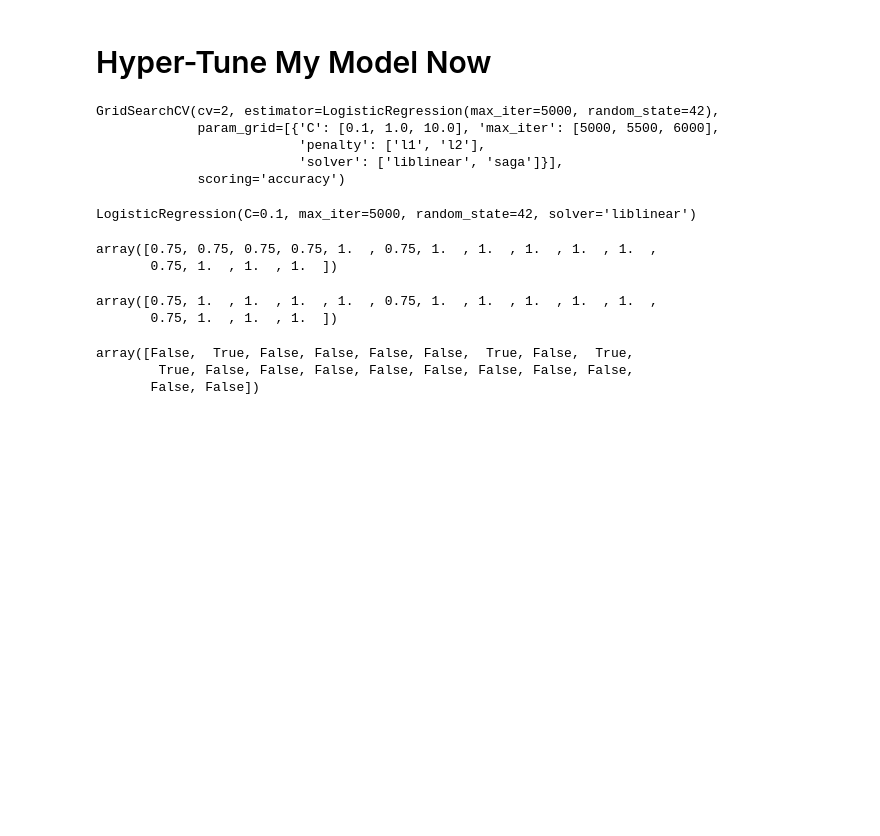
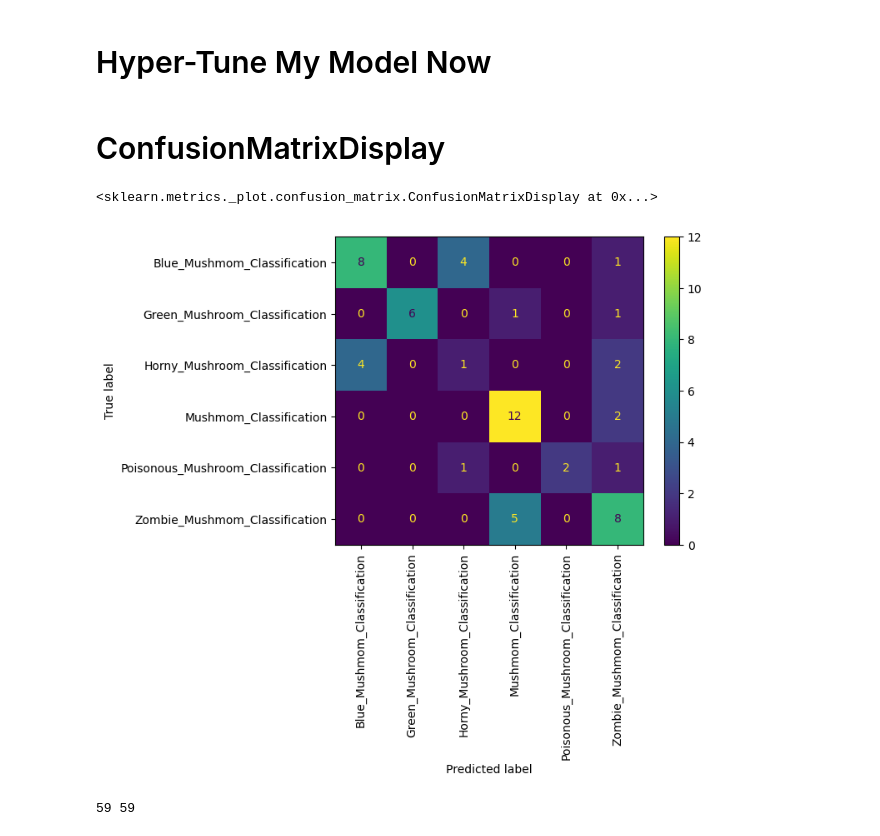
Before and after one commit to iiWhiteii/Maplestory-Classifier, a Jupyter notebook: Maplestory Classifier.ipynb, the cells around one changed output. Cells and saved outputs as stored; diff of their text form; code cells hidden in the pictures; blank space fills up the shorter version.

```diff
--- a/Maplestory Classifier.ipynb
+++ b/Maplestory Classifier.ipynb
@@ -121,50 +133,28 @@ param_grid = [ {
 # %%
-grid_search = GridSearchCV(log_reg,param_grid, cv = 2, scoring='accuracy')
+#grid_search = GridSearchCV(log_reg,param_grid, cv = 2, scoring='accuracy')
 
-grid_search.fit(X_train, y_train_label)
+#grid_search.fit(X_train, y_train_label)
-# %% [output]
-GridSearchCV(cv=2, estimator=LogisticRegression(max_iter=5000, random_state=42),
-             param_grid=[{'C': [0.1, 1.0, 10.0], 'max_iter': [5000, 5500, 6000],
-                          'penalty': ['l1', 'l2'],
-                          'solver': ['liblinear', 'saga']}],
-             scoring='accuracy')
 # %%
-best_model = grid_search.best_estimator_
-best_model
+#best_model = grid_search.best_estimator_
+#best_model
-# %% [output]
-LogisticRegression(C=0.1, max_iter=5000, random_state=42, solver='liblinear')
-# %%
-
-
-from sklearn.linear_model import LogisticRegression
-log_reg = LogisticRegression(max_iter=4000, random_state=42, solver='saga')
-cross_val_score(log_reg,X_train,y_train_label,cv=15,scoring='accuracy')
-
-
-#We will be using confusion_matrix, Precision_Score And Recall_Score Revist, Calculate F1 Score
-#Using theshold to make decision
-# %% [output]
-array([0.75, 0.75, 0.75, 0.75, 1.  , 0.75, 1.  , 1.  , 1.  , 1.  , 1.  ,
-       0.75, 1.  , 1.  , 1.  ])
+# %% [markdown]
+<h1 style="font-size:30px; font-family: Arial, sans-serif;"> ConfusionMatrixDisplay</h1>
 # %%
-from sklearn.linear_model import LogisticRegression
-log_reg = LogisticRegression(random_state=42,max_iter=3000)
-cross_val_score(log_reg,X_train,y_train_label,cv=15,scoring='accuracy')
+#We're using standard_scaler base on previously it produces better result
+
+from sklearn.preprocessing import StandardScaler
+from sklearn.model_selection import cross_val_predict
+X_train_scaled = StandardScaler().fit_transform(X_train)
+
+
+from sklearn.metrics import ConfusionMatrixDisplay
+y_train_pred = cross_val_predict(log_reg,X_train,y_train,cv=2)
+ConfusionMatrixDisplay.from_predictions(y_train,y_train_pred, xticks_rotation= 90 )
 # %% [output]
-array([0.75, 1.  , 1.  , 1.  , 1.  , 0.75, 1.  , 1.  , 1.  , 1.  , 1.  ,
-       0.75, 1.  , 1.  , 1.  ])
+<sklearn.metrics._plot.confusion_matrix.ConfusionMatrixDisplay at 0x...>
+[figure, added]
 # %%
-
-#Play around with the this tmr 05/19/2023
-
-
-from sklearn.linear_model import LogisticRegression
-from sklearn.metrics import ConfusionMatrixDisplay
-
-#log_reg = LogisticRegression(random_state=42,max_iter=4000)
-#y_train_pred = cross_val_predict(log_reg)
+print(len(y_train),len(X_train))
 # %% [output]
-array([False,  True, False, False, False, False,  True, False,  True,
-        True, False, False, False, False, False, False, False, False,
-       False, False])
+59 59
 # %%
```
Also changed, not shown: parts of 3 cells of this notebook.
